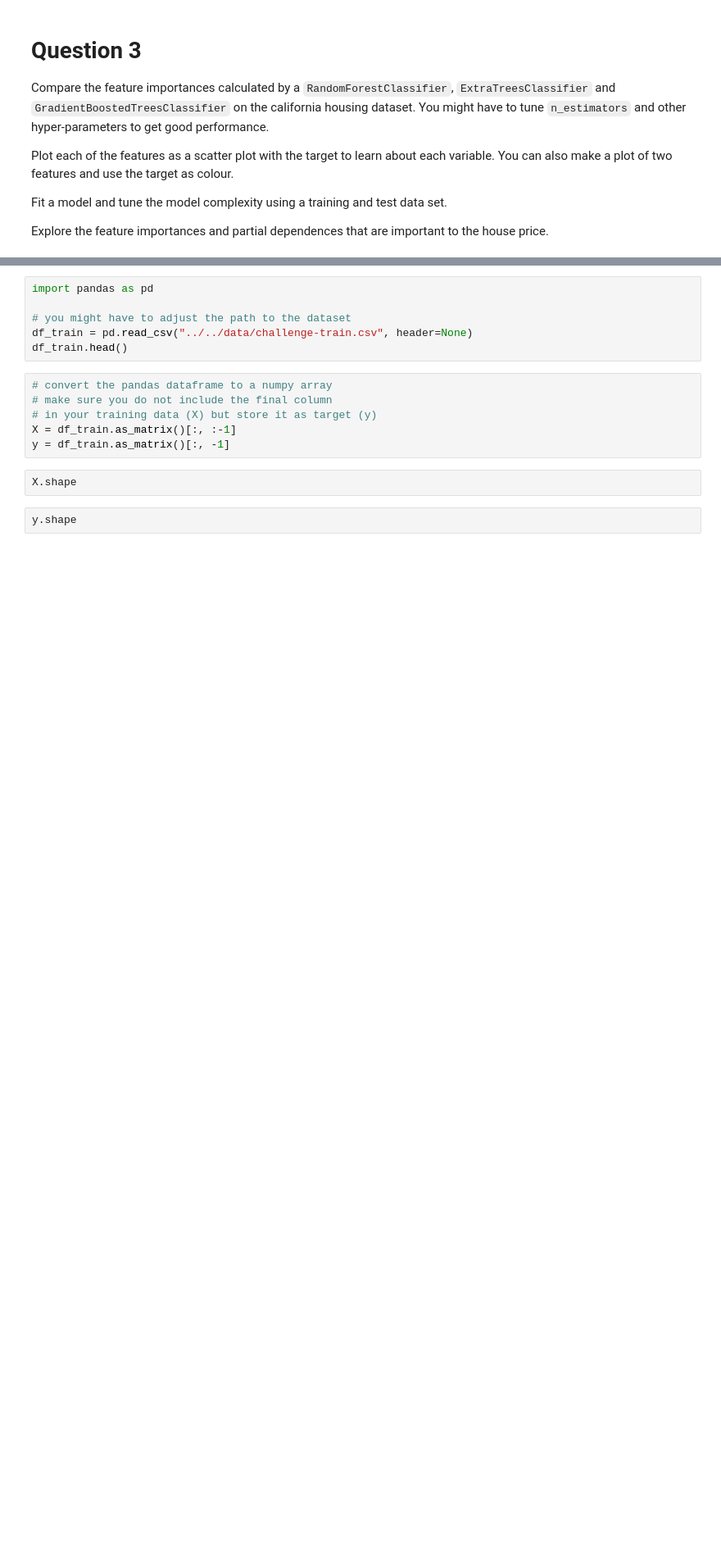
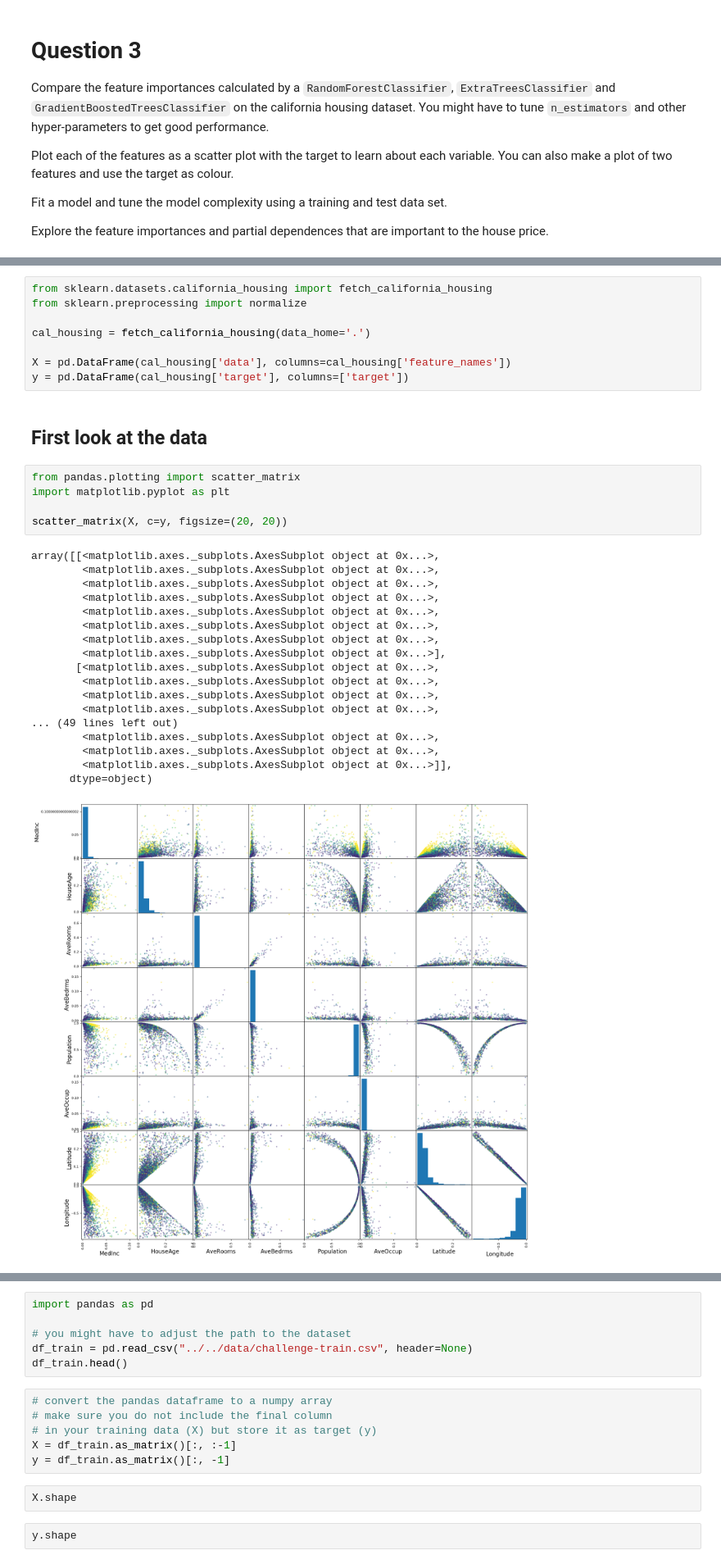
Before and after one commit to calispac/advanced-computing-2018, a Jupyter notebook: material/lecture-02/exercise.ipynb, the cells around one changed output, grey strips where cells are left out. Shown at 82% size. Saved outputs shown, nothing was run; the diff lists cells and outputs as text; blank space fills up the shorter version.

```diff
--- a/material/lecture-02/exercise.ipynb
+++ b/material/lecture-02/exercise.ipynb
@@ -349,0 +362,34 @@ cal_housing = fetch_california_housing()
+# %%
+from sklearn.datasets.california_housing import fetch_california_housing
+from sklearn.preprocessing import normalize
+
+cal_housing = fetch_california_housing(data_home='.')
+
+X = pd.DataFrame(cal_housing['data'], columns=cal_housing['feature_names'])
+y = pd.DataFrame(cal_housing['target'], columns=['target'])
+# %% [markdown]
+## First look at the data
+# %%
+from pandas.plotting import scatter_matrix
+import matplotlib.pyplot as plt
+
+scatter_matrix(X, c=y, figsize=(20, 20))
+# %% [output]
+array([[<matplotlib.axes._subplots.AxesSubplot object at 0x...>,
+        <matplotlib.axes._subplots.AxesSubplot object at 0x...>,
+        <matplotlib.axes._subplots.AxesSubplot object at 0x...>,
+        <matplotlib.axes._subplots.AxesSubplot object at 0x...>,
+        <matplotlib.axes._subplots.AxesSubplot object at 0x...>,
+        <matplotlib.axes._subplots.AxesSubplot object at 0x...>,
+        <matplotlib.axes._subplots.AxesSubplot object at 0x...>,
+        <matplotlib.axes._subplots.AxesSubplot object at 0x...>],
+       [<matplotlib.axes._subplots.AxesSubplot object at 0x...>,
+        <matplotlib.axes._subplots.AxesSubplot object at 0x...>,
+        <matplotlib.axes._subplots.AxesSubplot object at 0x...>,
+        <matplotlib.axes._subplots.AxesSubplot object at 0x...>,
+... (49 lines left out)
+        <matplotlib.axes._subplots.AxesSubplot object at 0x...>,
+        <matplotlib.axes._subplots.AxesSubplot object at 0x...>,
+        <matplotlib.axes._subplots.AxesSubplot object at 0x...>]],
+      dtype=object)
+[figure, added]
```
Also changed, not shown: parts of 18 cells of this notebook.
